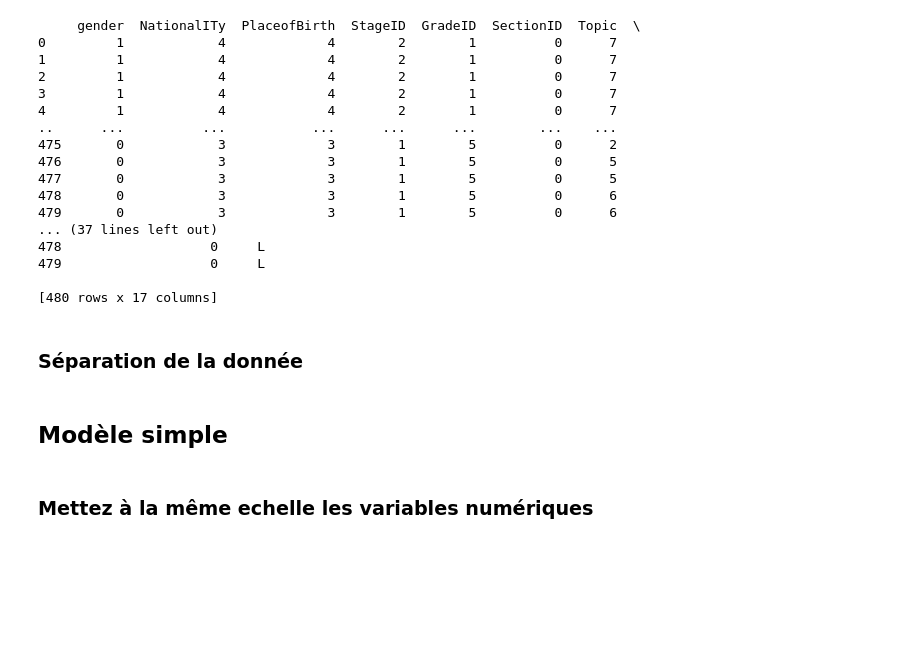
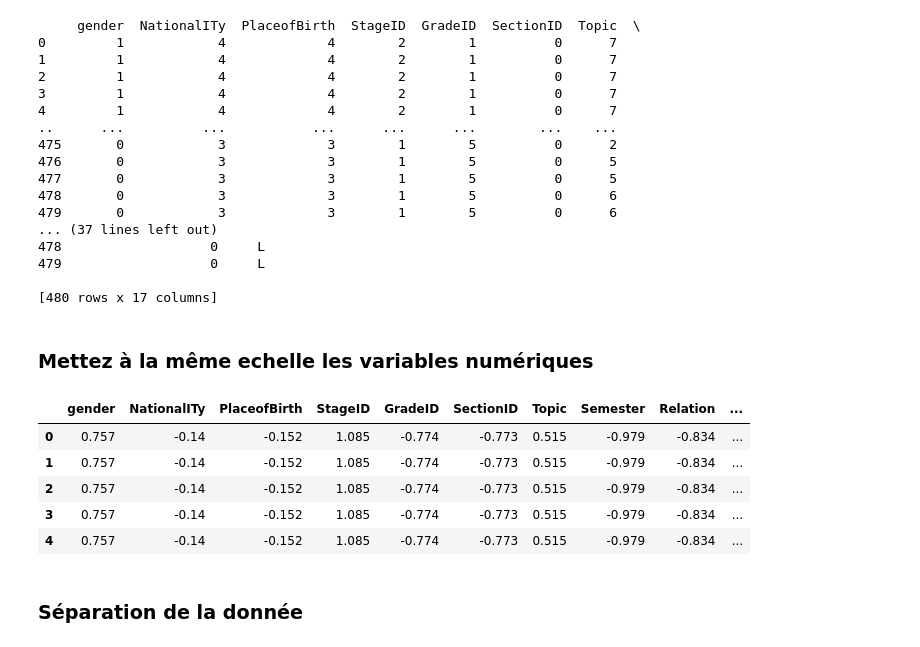
Before and after one commit to Staures92/Formation_Intermediaire, a Jupyter notebook: Machine Learning/1.2. Lab2 - Data Preprocessing - Student Performance Classification.ipynb, the cells around one changed output. Drawn from its saved outputs; the diff is of its cells as text; code cells hidden in the pictures; blank space fills up the shorter version.

```diff
--- a/Machine Learning/1.2. Lab2 - Data Preprocessing - Student Performance Classification.ipynb
+++ b/Machine Learning/1.2. Lab2 - Data Preprocessing - Student Performance Classification.ipynb
@@ -289,6 +290,27 @@ print(education_encoded_df)
 479                   0     L
 
 [480 rows x 17 columns]
+# %% [markdown]
+### Mettez à la même echelle les variables numériques
+# %%
+# Identify numeric columns for scaling
+columns_to_scale = education_encoded_df.select_dtypes(include=[np.number]).columns
+
+
+# Perform standardization (mean=0, variance=1)
+scaler = StandardScaler()
+education_scaled = education_encoded_df.copy()
+education_scaled[columns_to_scale] = scaler.fit_transform(education_encoded_df[columns_to_scale]).round(3)
+
+
+education_scaled.head()
+# %% [output]
+|  | gender | NationalITy | PlaceofBirth | StageID | GradeID | SectionID | Topic | Semester | Relation | ... |
+| 0 | 0.757 | -0.14 | -0.152 | 1.085 | -0.774 | -0.773 | 0.515 | -0.979 | -0.834 | ... |
+| 1 | 0.757 | -0.14 | -0.152 | 1.085 | -0.774 | -0.773 | 0.515 | -0.979 | -0.834 | ... |
+| 2 | 0.757 | -0.14 | -0.152 | 1.085 | -0.774 | -0.773 | 0.515 | -0.979 | -0.834 | ... |
+| 3 | 0.757 | -0.14 | -0.152 | 1.085 | -0.774 | -0.773 | 0.515 | -0.979 | -0.834 | ... |
+| 4 | 0.757 | -0.14 | -0.152 | 1.085 | -0.774 | -0.773 | 0.515 | -0.979 | -0.834 | ... |
 # %% [markdown]
 ### Séparation de la donnée
 # %%
@@ -306,4 +319,0 @@ X_train, X_val, y_train, y_val = train_test_split(X_train, y_train, test_size=0.
-# %% [markdown]
-## Modèle simple
-# %% [markdown]
-### Mettez à la même echelle les variables numériques
```
Also changed, not shown: parts of 24 cells of this notebook.
